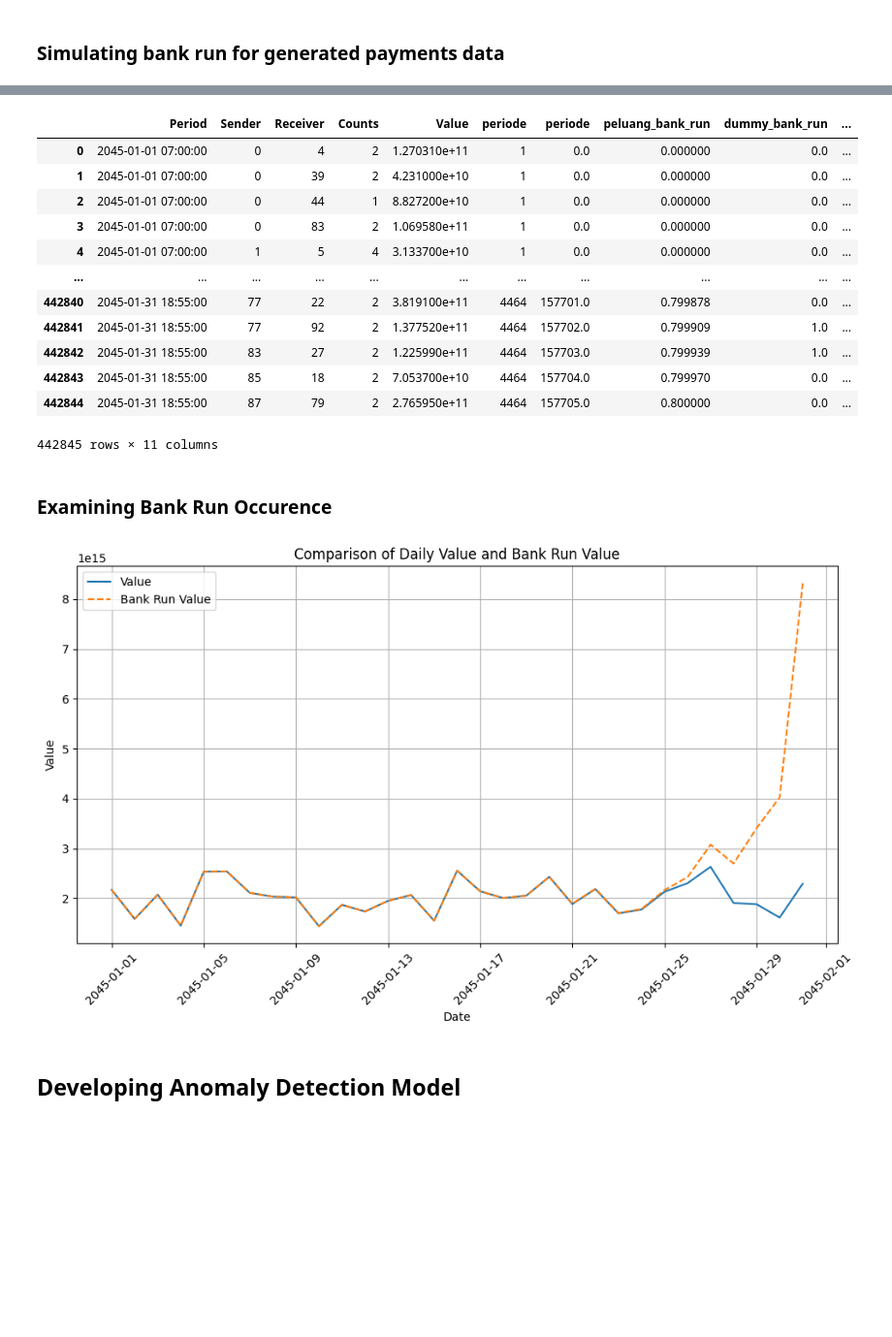
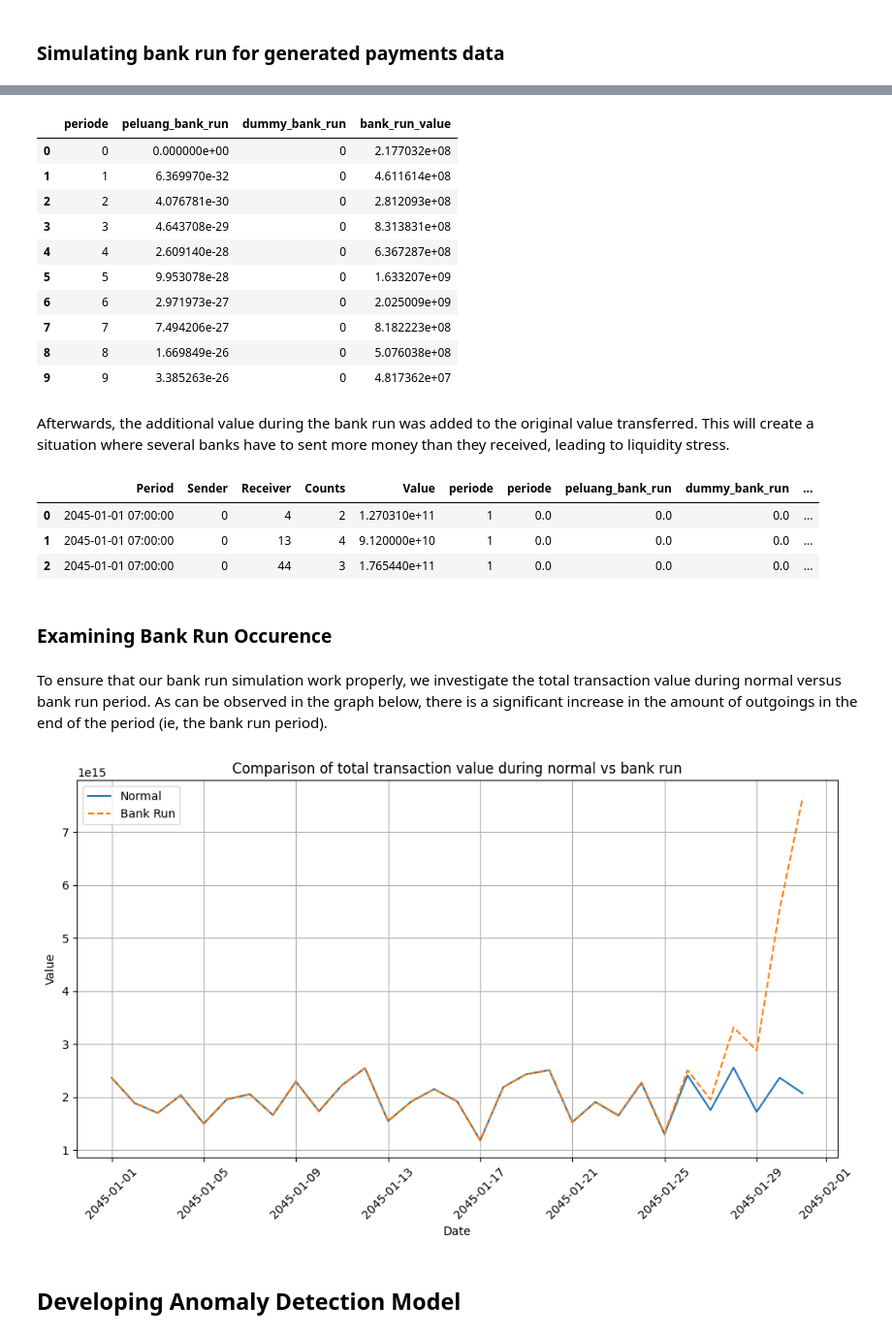
Before and after one commit to hanzholahs/payment-simulator, a Jupyter notebook: Simulasi_RTGS.ipynb, the cells around one changed output, grey strips where cells are left out. Shown: that part at 97% size. Saved outputs shown, nothing was run; the diff lists cells and outputs as text; code cells hidden in the pictures; blank space fills up the shorter version.

```diff
--- a/Simulasi_RTGS.ipynb
+++ b/Simulasi_RTGS.ipynb
@@ -333,61 +339,68 @@ ls = 5*(10**8)
 le = 5*(10**11)
 bank_run = bank_run_simulation('2045-01-21',df_grouped,r,ps,pe,ls,le)
 
-#Implement Bank Run to data
-df_with_bank_run = align_dataframes_bottom(df_grouped, bank_run).fillna(0)
-new_value = df_with_bank_run['Value'] + df_with_bank_run['bank_run_value']
-df_with_bank_run['new_value'] = new_value
-
-df_with_bank_run
+bank_run.head(10)
 # %% [output]
-|  | Period | Sender | Receiver | Counts | Value | periode | periode | peluang_bank_run | dummy_bank_run | ... |
-| 0 | 2045-01-01 07:00:00 | 0 | 4 | 2 | 1.270310e+11 | 1 | 0.0 | 0.000000 | 0.0 | ... |
-| 1 | 2045-01-01 07:00:00 | 0 | 39 | 2 | 4.231000e+10 | 1 | 0.0 | 0.000000 | 0.0 | ... |
-| 2 | 2045-01-01 07:00:00 | 0 | 44 | 1 | 8.827200e+10 | 1 | 0.0 | 0.000000 | 0.0 | ... |
-| 3 | 2045-01-01 07:00:00 | 0 | 83 | 2 | 1.069580e+11 | 1 | 0.0 | 0.000000 | 0.0 | ... |
-| 4 | 2045-01-01 07:00:00 | 1 | 5 | 4 | 3.133700e+10 | 1 | 0.0 | 0.000000 | 0.0 | ... |
-| ... | ... | ... | ... | ... | ... | ... | ... | ... | ... | ... |
-| 442840 | 2045-01-31 18:55:00 | 77 | 22 | 2 | 3.819100e+11 | 4464 | 157701.0 | 0.799878 | 0.0 | ... |
-| 442841 | 2045-01-31 18:55:00 | 77 | 92 | 2 | 1.377520e+11 | 4464 | 157702.0 | 0.799909 | 1.0 | ... |
-| 442842 | 2045-01-31 18:55:00 | 83 | 27 | 2 | 1.225990e+11 | 4464 | 157703.0 | 0.799939 | 1.0 | ... |
-| 442843 | 2045-01-31 18:55:00 | 85 | 18 | 2 | 7.053700e+10 | 4464 | 157704.0 | 0.799970 | 0.0 | ... |
-| 442844 | 2045-01-31 18:55:00 | 87 | 79 | 2 | 2.765950e+11 | 4464 | 157705.0 | 0.800000 | 0.0 | ... |
+|  | periode | peluang_bank_run | dummy_bank_run | bank_run_value |
+| 0 | 0 | 0.000000e+00 | 0 | 2.177032e+08 |
+| 1 | 1 | 6.369970e-32 | 0 | 4.611614e+08 |
+| 2 | 2 | 4.076781e-30 | 0 | 2.812093e+08 |
+| 3 | 3 | 4.643708e-29 | 0 | 8.313831e+08 |
+| 4 | 4 | 2.609140e-28 | 0 | 6.367287e+08 |
+| 5 | 5 | 9.953078e-28 | 0 | 1.633207e+09 |
+| 6 | 6 | 2.971973e-27 | 0 | 2.025009e+09 |
+| 7 | 7 | 7.494206e-27 | 0 | 8.182223e+08 |
+| 8 | 8 | 1.669849e-26 | 0 | 5.076038e+08 |
+| 9 | 9 | 3.385263e-26 | 0 | 4.817362e+07 |
-442845 rows × 11 columns
+# %% [markdown]
+Afterwards, the additional value during the bank run was added to the original value transferred. This will create a situation where several banks have to sent more money than they received, leading to liquidity stress.
+# %%
+#Implement Bank Run to data
+df_with_bank_run = align_dataframes_bottom(df_grouped, bank_run).fillna(0)
+new_value = df_with_bank_run['Value'] + df_with_bank_run['bank_run_value']
+df_with_bank_run['new_value'] = new_value
+
+df_with_bank_run.head(3)
+# %% [output]
+|  | Period | Sender | Receiver | Counts | Value | periode | periode | peluang_bank_run | dummy_bank_run | ... |
+| 0 | 2045-01-01 07:00:00 | 0 | 4 | 2 | 1.270310e+11 | 1 | 0.0 | 0.0 | 0.0 | ... |
+| 1 | 2045-01-01 07:00:00 | 0 | 13 | 4 | 9.120000e+10 | 1 | 0.0 | 0.0 | 0.0 | ... |
+| 2 | 2045-01-01 07:00:00 | 0 | 44 | 3 | 1.765440e+11 | 1 | 0.0 | 0.0 | 0.0 | ... |
 # %% [markdown]
 ### Examining Bank Run Occurence
+# %% [markdown]
+To ensure that our bank run simulation work properly, we investigate the total transaction value during normal versus bank run period. As can be observed in the graph below, there is a significant increase in the amount of outgoings in the end of the period (ie, the bank run period).
 # %%
 #Visualizing Bank Run
 
 import matplotlib.pyplot as plt
 
 # Converting 'Period' to datetime format
-df_with_bank_run['Period'] = pd.to_datetime(df_with_bank_run['Period'])
+df_plot = df_with_bank_run.copy()
+df_plot['Period'] = pd.to_datetime(df_plot['Period'])
 
 # Grouping by date and summing up the values
-df_with_bank_run['Date'] = df_with_bank_run['Period'].dt.date
-df_with_bank_run = df_with_bank_run.groupby('Date').agg({'Value': 'sum', 'new_value': 'sum'}).reset_index()
+df_plot['Date'] = df_plot['Period'].dt.date
+df_plot = df_plot.groupby('Date').agg({'Value': 'sum', 'new_value': 'sum'}).reset_index()
 
 # Plotting Value vs Bank Run Value
 plt.figure(figsize=(10, 6))
-plt.plot(df_with_bank_run['Date'], df_with_bank_run['Value'], label='Normal')
-plt.plot(df_with_bank_run['Date'], df_with_bank_run['new_value'], label='Bank Run', linestyle='--')
+plt.plot(df_plot['Date'], df_plot['Value'], label='Normal')
+plt.plot(df_plot['Date'], df_plot['new_value'], label='Bank Run', linestyle='--')
 
 # Formatting the plot
 plt.xlabel('Date')
 plt.ylabel('Value')
 plt.title('Comparison of total transaction value during normal vs bank run')
 plt.xticks(rotation=45)
 plt.legend()
 plt.grid(True)
 plt.tight_layout()
 
 # Display the plot
 plt.show()
-
-# Display the plot
-plt.show()
 # %% [output]
-[figure, old version]
+[figure, new version]
 # %% [markdown]
 ## Developing Anomaly Detection Model
 # %% [markdown]
```
Also changed, not shown: parts of 26 cells of this notebook.
